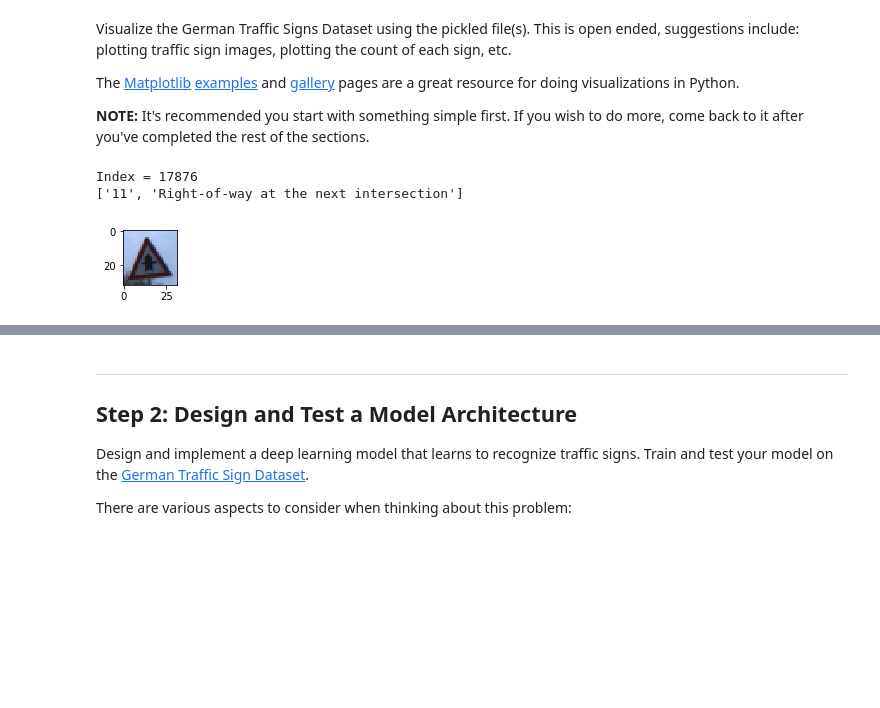
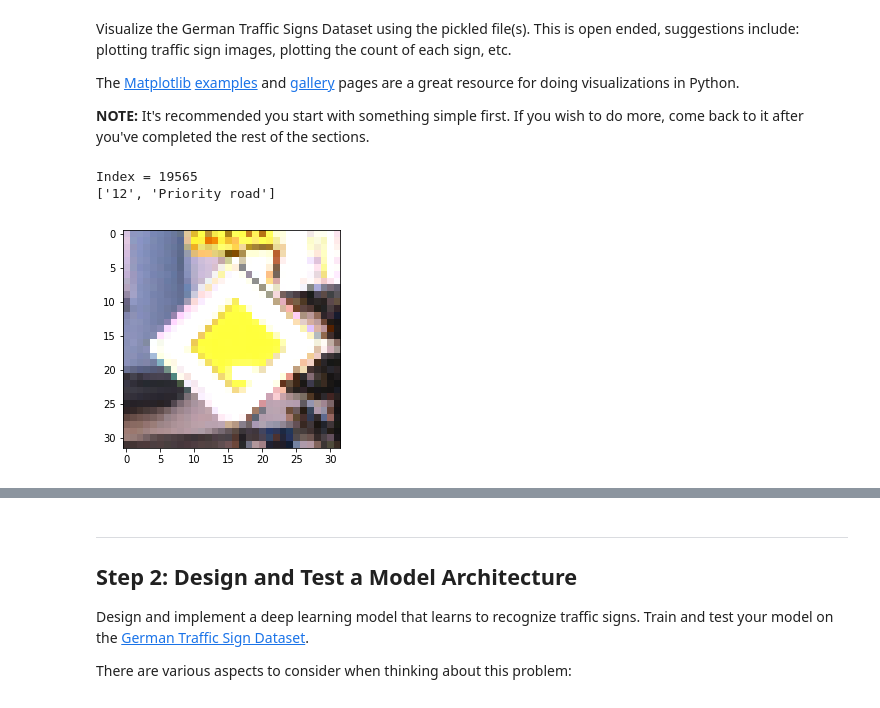
Before and after one commit to denismoroz/carnd-p2-traffic-sign-classifier, a Jupyter notebook: Traffic_Sign_Classifier.ipynb, the cells around one changed output, grey strips where cells are left out. Saved outputs shown, nothing was run; the diff lists cells and outputs as text; code cells hidden in the pictures; blank space fills up the shorter version.

```diff
--- a/Traffic_Sign_Classifier.ipynb
+++ b/Traffic_Sign_Classifier.ipynb
@@ -70,30 +70,29 @@ The [Matplotlib](http://matplotlib.org/) [examples](http://matplotlib.org/exampl
 # %%
 ### Data exploration visualization goes here.
 ### Feel free to use as many code cells as needed.
 import matplotlib.pyplot as plt
 # Visualizations will be shown in the notebook.
 %matplotlib inline
 
 import random
 
 index = random.randint(0, len(X_train))
 print("Index = {}".format(index))
 image = X_train[index].squeeze()
 
-plt.figure(figsize=(1,1))
 plt.imshow(image)
 
 import csv
 
 with open('signnames.csv', newline='') as f:
     reader = csv.reader(f)
     for row in reader:
         try:
             if int(row[0]) == y_train[index]:
                 print(row)
         except ValueError:
             continue
 # %% [output]
-Index = 17876
-['11', 'Right-of-way at the next intersection']
+Index = 19565
+['12', 'Priority road']
-[figure, old version]
+[figure, new version]
```
Also changed, not shown: parts of 27 cells of this notebook, 18 other files.
